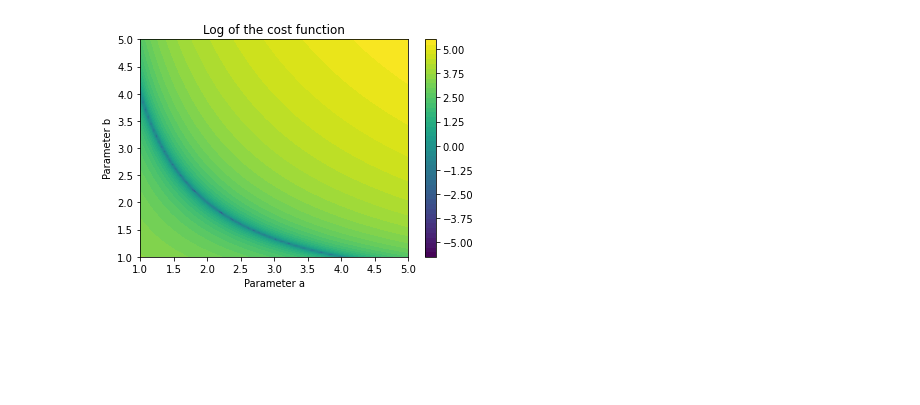
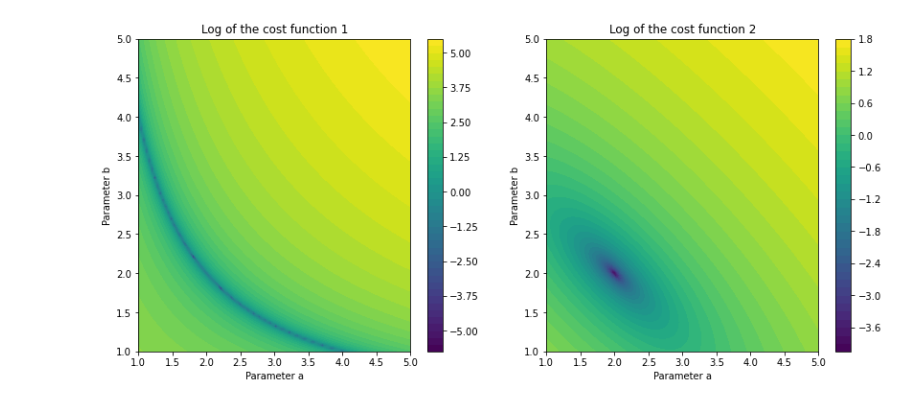
Before and after one commit to simonBreumier/Play_with_I, a Jupyter notebook: Playing with I.ipynb, the cells around one changed output. Saved outputs shown, nothing was run; the diff lists cells and outputs as text; code cells hidden in the pictures; blank space fills up the shorter version.

```diff
--- a/Playing with I.ipynb
+++ b/Playing with I.ipynb
@@ -4,95 +24,40 @@
 # %%
 import numpy as np
 import matplotlib.pyplot as plt
-import math
-from __future__ import print_function
-from ipywidgets import interact, interactive, fixed, interact_manual
-import ipywidgets as widgets
 
+def test_fun(a, b, x, costNum):
+    '''Basic test function with two parameters a and b'''
+    if costNum==1:
+        return a * b * x**2
+    else:
+        return a + (b/10) * x**2
 
-def test_fun(a, b, x):
-    '''Basic test function with two parameters a and b'''
-    return a * b * x**2
-
-def noise(b,t):
-    '''Sinusoidal noise of amplitude b and frequency w'''
-    return np.random.normal(0,b,len(t))
-
-def comp_I_bin(dXdT):
-    '''Computes the identifiability indicator from a given sensitivity matrix'''
-    numVars = dXdT.shape[0]
-    H = np.zeros((numVars, numVars))
-    T = dXdT.shape[1]
-    for i in range(0,numVars):
-        for j in range(0,numVars):
-            H[i,j] = np.nansum(dXdT[i]*dXdT[j])
-
-    lams = np.linalg.eigvals(H)
-    I = np.log10(np.max(lams)/np.min(lams))
-    return I
-
-def plot_costFun():
+def plot_costFun(costNum):
     a=2
     b=2
     T = 100
     t = np.linspace(0,5,T)
-    U = test_fun(a, b, t)
+    U = test_fun(a, b, t, costNum)
     a_grid = np.linspace(1.,5.,100)
     b_grid = np.linspace(1.,5.,100)
     A, B = np.meshgrid(a_grid, b_grid)
     costFun = np.zeros((100, 100))
     for i in range(0, 100):
         for j in range(0, 100):
-            funVal = test_fun(A[i,j], B[i,j], t)
+            funVal = test_fun(A[i,j], B[i,j], t, costNum)
             costFun[i, j] = math.sqrt(np.sum((funVal - U)**2)/T)
-    plt.figure()
+
     plt.contourf(A, B, np.log(costFun), 50)
     plt.xlabel("Parameter a")
     plt.ylabel("Parameter b")
-    plt.title("Log of the cost function")
+    plt.title("Log of the cost function "+str(costNum))
     plt.colorbar()
-    plt.show()
-    plt.close()
 
-def comp_sensi_vector(noise_amp=0.):
-    a = 2.
-    b = 2.
-    T = 100
-    eps = 0.05
-    t = np.linspace(0,5,T)
-    U = test_fun(a, b, t) + noise(noise_amp, t)
-    U_5pc = test_fun((1.+eps)*a, b, t) + noise(noise_amp, t)
-    U_5pc_noise = test_fun(a, (1.+eps) * b, t) + noise(noise_amp, t)
-
-    plt.figure(figsize=(14,6))
-    plt.subplot(121)
-    plt.title("Function f")
-    plt.plot(t, U, label="$f_{a,b}(t)$")
-    plt.plot(t, U_5pc, label="$f_{1.05*a,b}(t)$")
-    plt.plot(t, U_5pc_noise, label="$f_{a,1.05*b}(t)+noise$")
-    plt.xlabel("t")
-    plt.ylabel("f(t)")
-    plt.legend()
-
-    plt.subplot(122)
-    plt.title("Sensitivity variation")
-    dSdX = np.zeros((2,T))
-    dSdX[0,:] = (U_5pc - U)/(eps * math.sqrt(T) * np.max(U))
-    dSdX[1,:] = (U_5pc_noise - U)/(eps * math.sqrt(T) * np.max(U))
-    plt.plot(t, dSdX[0], label="$f_{1.05*a,b}(t)$")
-    plt.plot(t, dSdX[1], label="$f_{a,1.05*b}(t)+noise$")
-    plt.xlabel("t")
-    plt.ylabel("$df/d\\theta$")
-    plt.legend()
-    plt.show()
-    plt.close()
-
-    I = comp_I_bin(dSdX)
-    print("Value of I: {:.02f}".format(I))
-
-
-print("Noise amplitude")
-interact(comp_sensi_vector, noise_amp=(0.,0.5,0.01))
-
-plot_costFun()
+plt.figure(figsize=(14,6))
+plt.subplot(121)
+plot_costFun(1)
+plt.subplot(122)
+plot_costFun(2)
+plt.show()
+plt.close()
 # %% [output]
@@ -101 +64 @@ interactive(children=(FloatSlider(value=0.0, description='noise_amp', max=0.5, s
-[figure, old version]
+[figure, new version]
```
Also changed, not shown: parts of 8 cells of this notebook.
